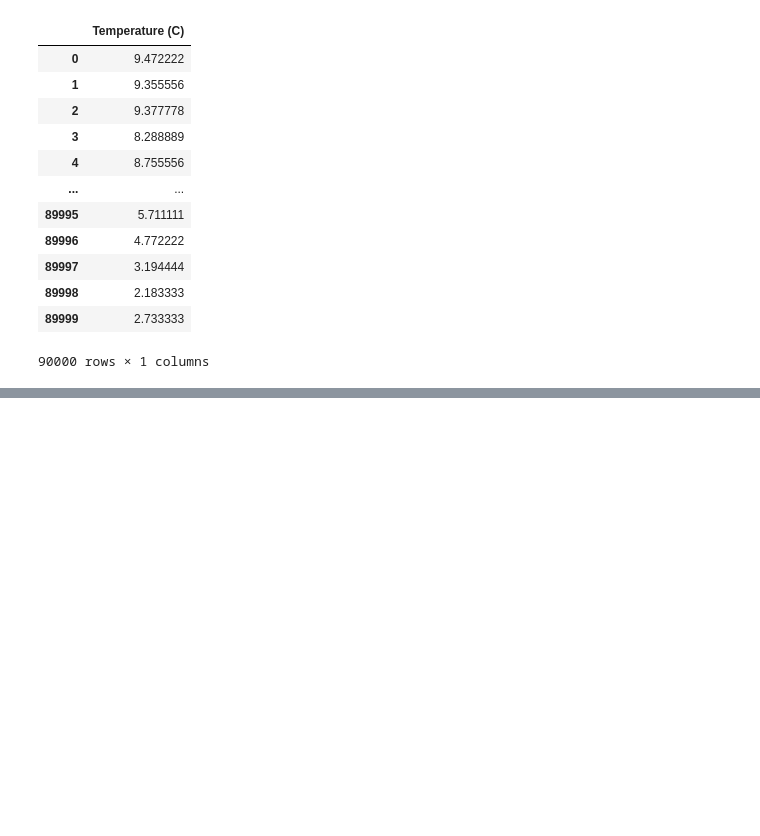
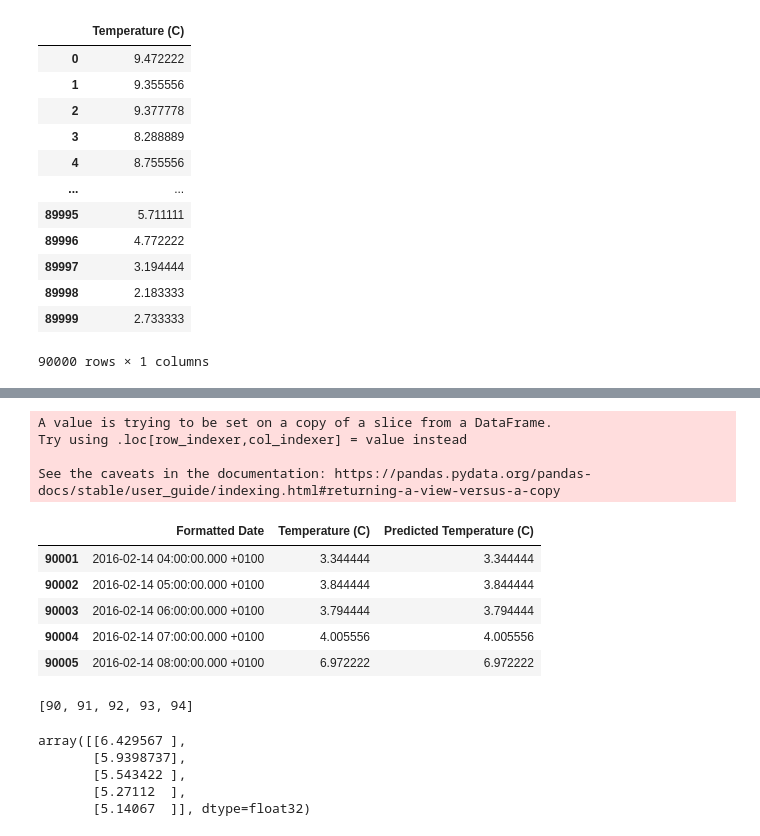
Before and after one commit to patakib/weather_analysis_RNN, a Jupyter notebook: weather_analysis_RNN.ipynb, the cells around one changed output, grey strips where cells are left out. Drawn from its saved outputs; the diff is of its cells as text; code cells hidden in the pictures; blank space fills up the shorter version.

```diff
--- a/weather_analysis_RNN.ipynb
+++ b/weather_analysis_RNN.ipynb
@@ -166,4 +287,4 @@ Epoch 3/3
 <tensorflow.python.keras.callbacks.History at 0x...>
 # %%
-testdf = df.iloc[90001:90035]
-testdf
+testdf = df.iloc[90001:90096]
+#testdf
@@ -211,0 +332,28 @@ array([[11.711549 ],
+# %%
+resultdf['Predicted Temperature (C)'] = resultdf['Temperature (C)']
+# %% [output]
+A value is trying to be set on a copy of a slice from a DataFrame.
+Try using .loc[row_indexer,col_indexer] = value instead
+
+See the caveats in the documentation: https://pandas.pydata.org/pandas-docs/stable/user_guide/indexing.html#returning-a-view-versus-a-copy
+# %%
+resultdf.head()
+# %% [output]
+|  | Formatted Date | Temperature (C) | Predicted Temperature (C) |
+| 90001 | 2016-02-14 04:00:00.000 +0100 | 3.344444 | 3.344444 |
+| 90002 | 2016-02-14 05:00:00.000 +0100 | 3.844444 | 3.844444 |
+| 90003 | 2016-02-14 06:00:00.000 +0100 | 3.794444 | 3.794444 |
+| 90004 | 2016-02-14 07:00:00.000 +0100 | 4.005556 | 4.005556 |
+| 90005 | 2016-02-14 08:00:00.000 +0100 | 6.972222 | 6.972222 |
+# %%
+print(list(range(90,95)))
+# %% [output]
+[90, 91, 92, 93, 94]
+# %%
+predicted_temperature
+# %% [output]
+array([[6.429567 ],
+       [5.9398737],
+       [5.543422 ],
+       [5.27112  ],
+       [5.14067  ]], dtype=float32)
```
Also changed, not shown: parts of 40 cells of this notebook.
